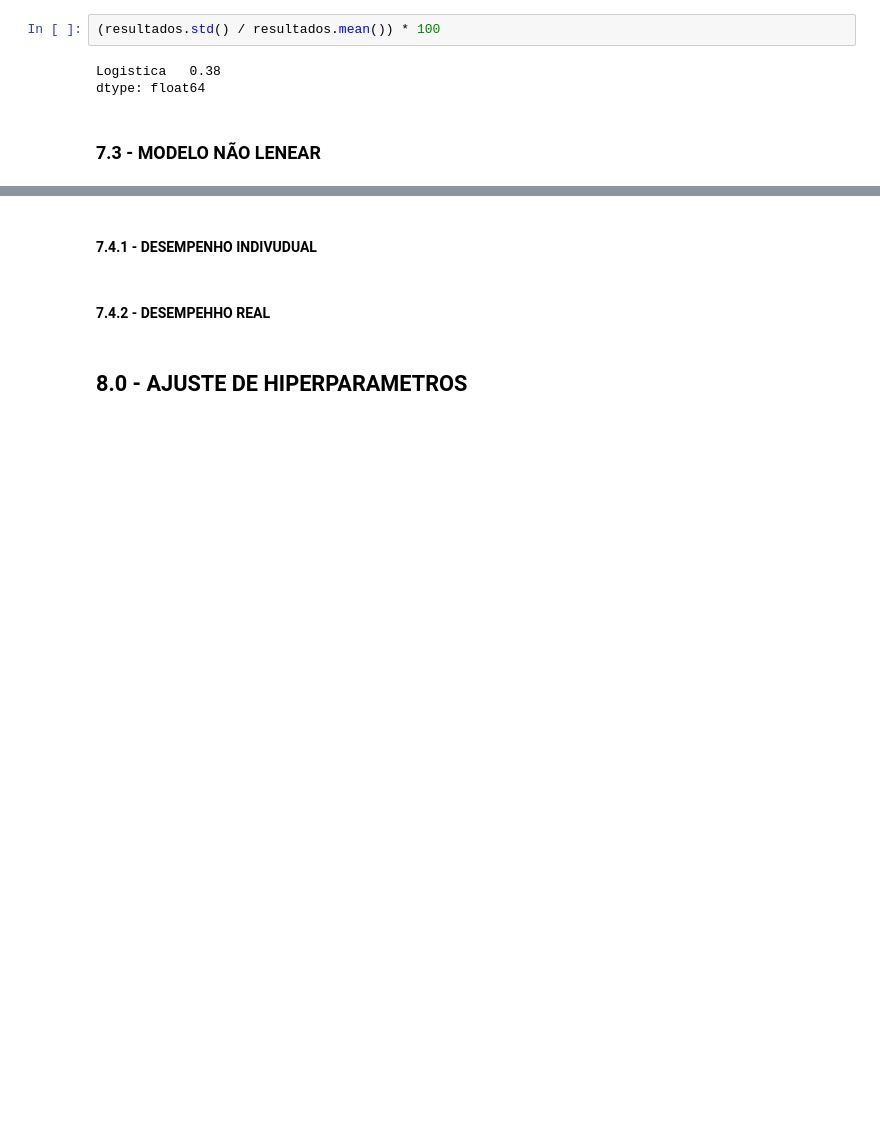
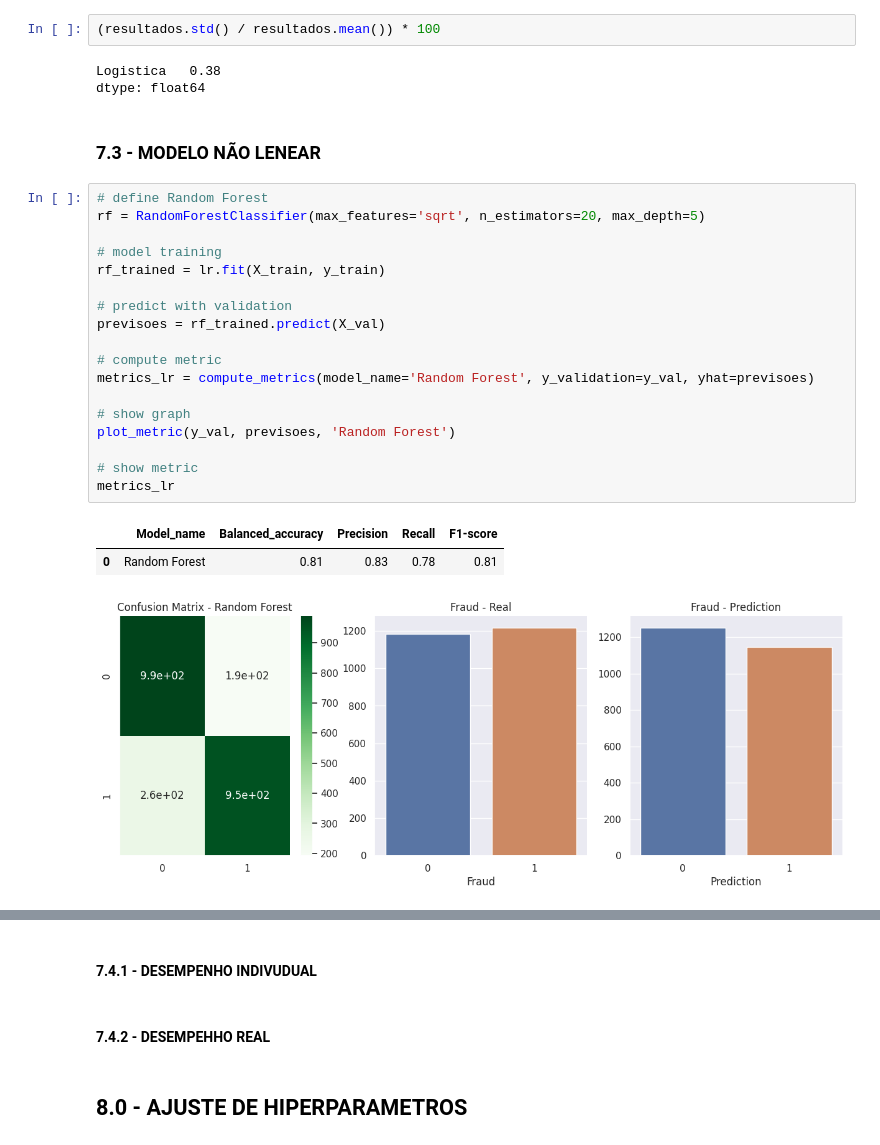
Before and after one commit to ValmirJrDS/deteccao_fraude, a Jupyter notebook: notebooks/c0.5-vj-preparacao-dos-dados.ipynb, the cells around one changed output, grey strips where cells are left out. Saved outputs shown, nothing was run; the diff lists cells and outputs as text; blank space fills up the shorter version.

Commit message:
TREINAMENTO DOS MODELOS

```diff
--- a/notebooks/c0.5-vj-preparacao-dos-dados.ipynb
+++ b/notebooks/c0.5-vj-preparacao-dos-dados.ipynb
@@ -998,3 +999,25 @@ Logistica   0.38
 dtype: float64
 # %% [markdown]
 ### 7.3 - MODELO NÃO LENEAR
+# %%
+# define Random Forest
+rf = RandomForestClassifier(max_features='sqrt', n_estimators=20, max_depth=5)
+
+# model training
+rf_trained = lr.fit(X_train, y_train)
+
+# predict with validation
+previsoes = rf_trained.predict(X_val)
+
+# compute metric
+metrics_lr = compute_metrics(model_name='Random Forest', y_validation=y_val, yhat=previsoes)
+
+# show graph
+plot_metric(y_val, previsoes, 'Random Forest')
+
+# show metric
+metrics_lr
+# %% [output]
+|  | Model_name | Balanced_accuracy | Precision | Recall | F1-score |
+| 0 | Random Forest | 0.81 | 0.83 | 0.78 | 0.81 |
+[figure, added]
```
Also changed, not shown: parts of 7 cells of this notebook, 2 other files.
